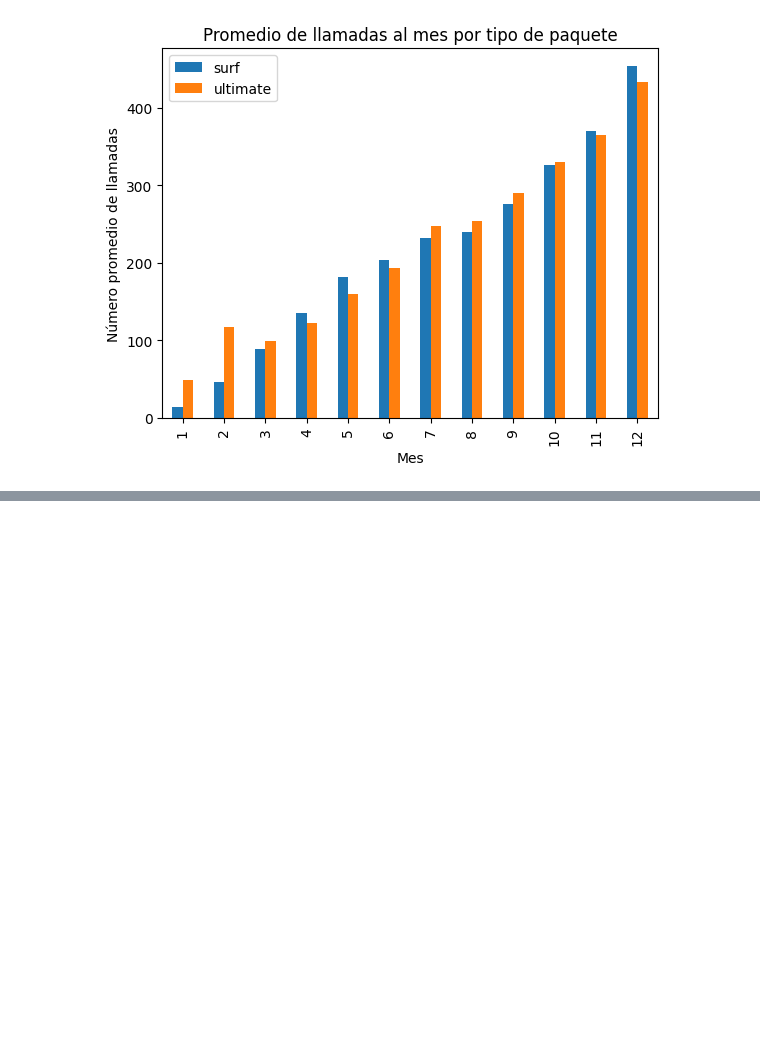
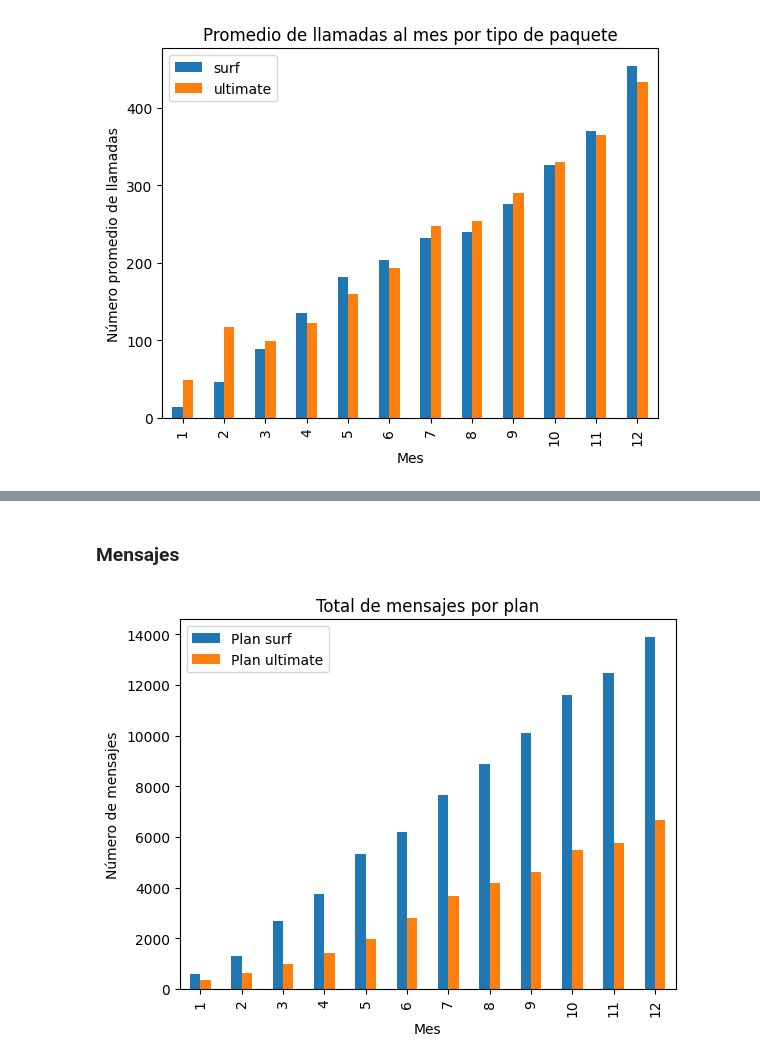
Before and after one commit to DiffelVIA/Sprint_5, a Jupyter notebook: sprint_5.ipynb, the cells around one changed output, grey strips where cells are left out. Drawn from its saved outputs; the diff is of its cells as text; code cells hidden in the pictures; blank space fills up the shorter version.

```diff
--- a/sprint_5.ipynb
+++ b/sprint_5.ipynb
@@ -444,0 +491,18 @@ plt.show()
+# %% [markdown]
+### Mensajes
+# %%
+# Comprara el número de mensajes que tienden a enviar cada mes los usuarios de cada plan
+sms_surf = total_info[total_info['tariff']=='surf'].groupby('month')['total_messages'].sum().reset_index()
+sms_ultimate = total_info[total_info['tariff']=='ultimate'].groupby('month')['total_messages'].sum().reset_index()
+
+total_messages = sms_surf.merge(sms_ultimate, on='month')
+total_messages.columns = ['month', 'surf','ultimate']
+
+total_messages.plot(kind='bar', x='month')
+plt.title('Total de mensajes por plan')
+plt.xlabel('Mes')
+plt.ylabel('Número de mensajes')
+plt.legend(['Plan surf','Plan ultimate'])
+plt.show()
+# %% [output]
+[figure, added]
```
Also changed, not shown: parts of 10 cells of this notebook.
